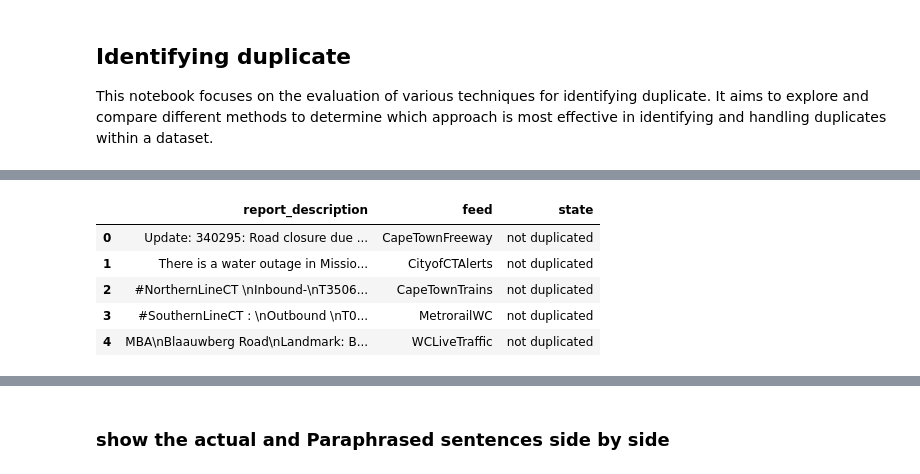
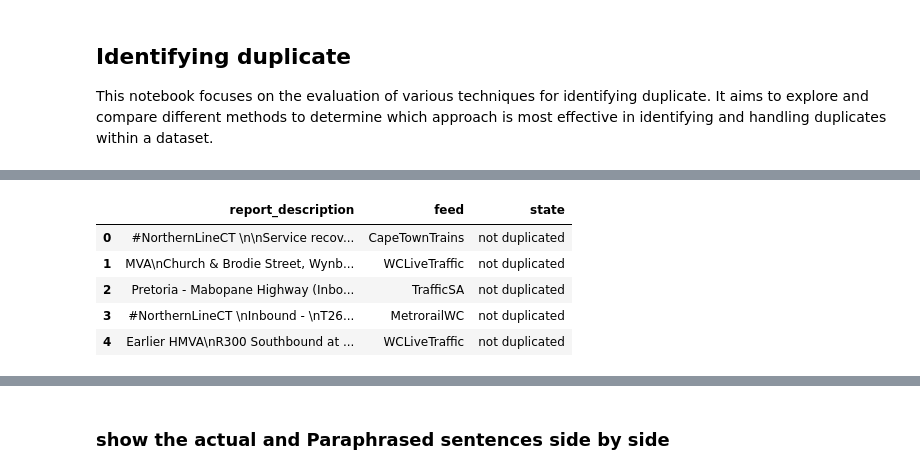
Before and after one commit to asmaatbaeen/duplicate_reports, a Jupyter notebook: notebook/text_duplicate_detection.ipynb, the cells around one changed output, grey strips where cells are left out. Drawn from its saved outputs; the diff is of its cells as text; code cells hidden in the pictures.

```diff
--- a/duplicate_reports.ipynb
+++ b/notebook/text_duplicate_detection.ipynb
@@ -34,10 +40,0 @@ select * from reports
-# %%
-df_path = "cpt.parquet"
-if os.path.exists(df_path):
-    df = pd.read_parquet(df_path)
-else:
-    df = bq.query(sql).to_dataframe()
-    df.to_parquet(df_path, index=False)
-df.head(3)
-# df.shape
-# df.feed.value_counts()
@@ -60,40 +61,30 @@ CSV file saved successfully.
 # %%
 cols=['report_description','feed']
 sample = 100
 
 sample_filter = df.loc[:,cols]
 
-# Select the first random sample without repeating rows
-duplicate_reports = sample_filter.sample(n=sample, replace=False)
+# Select the sample that is going to be passed to chatGPT to generate duplicates
+duplicate_set = sample_filter.sample(n=sample, replace=False)
 
+# Select the second sample, excluding the data that is passed to chatGPT for duplicate generation
+non_duplicate_set = sample_filter.drop(duplicate_set.index).sample(n=sample, replace=False)
 
-# Select the second random sample without repeating rows
-non_duplicate_reports = sample_filter.drop(duplicate_reports.index).sample(n=sample, replace=False)
-
-
-
-# # label the report as not duplicated
-repeated_word = 'duplicated'
-
-# Add the label column to the DataFrame
-duplicate_reports['state'] = [repeated_word] * sample
-duplicate_reports = duplicate_reports.reset_index(drop=True)
-
-
-# Specify the repeated word
-repeated_word2 = 'not duplicated'
+# Add label column
+duplicate_set['state'] = ['duplicated'] * sample
+duplicate_set = duplicate_set.reset_index(drop=True)
 
 # Add the repeated word column to the DataFrame
-non_duplicate_reports['state'] = [repeated_word2] * sample
-non_duplicate_reports = non_duplicate_reports.reset_index(drop=True)
+non_duplicate_set['state'] = ['not duplicated'] * sample
+non_duplicate_set = non_duplicate_set.reset_index(drop=True)
 
-non_duplicate_reports.head(5)
+non_duplicate_set.head(5)
 # %% [output]
 |  | report_description | feed | state |
-| 0 | Update: 340295: Road closure due ... | CapeTownFreeway | not duplicated |
-| 1 | There is a water outage in Missio... | CityofCTAlerts | not duplicated |
-| 2 | #NorthernLineCT \nInbound-\nT3506... | CapeTownTrains | not duplicated |
-| 3 | #SouthernLineCT : \nOutbound \nT0... | MetrorailWC | not duplicated |
-| 4 | MBA\nBlaauwberg Road\nLandmark: B... | WCLiveTraffic | not duplicated |
+| 0 | #NorthernLineCT \n\nService recov... | CapeTownTrains | not duplicated |
+| 1 | MVA\nChurch & Brodie Street, Wynb... | WCLiveTraffic | not duplicated |
+| 2 | Pretoria - Mabopane Highway (Inbo... | TrafficSA | not duplicated |
+| 3 | #NorthernLineCT \nInbound - \nT26... | MetrorailWC | not duplicated |
+| 4 | Earlier HMVA\nR300 Southbound at ... | WCLiveTraffic | not duplicated |
 # %% [markdown]
 ### chatGPT
```
Also changed, not shown: parts of 11 cells of this notebook, 5 other files.
